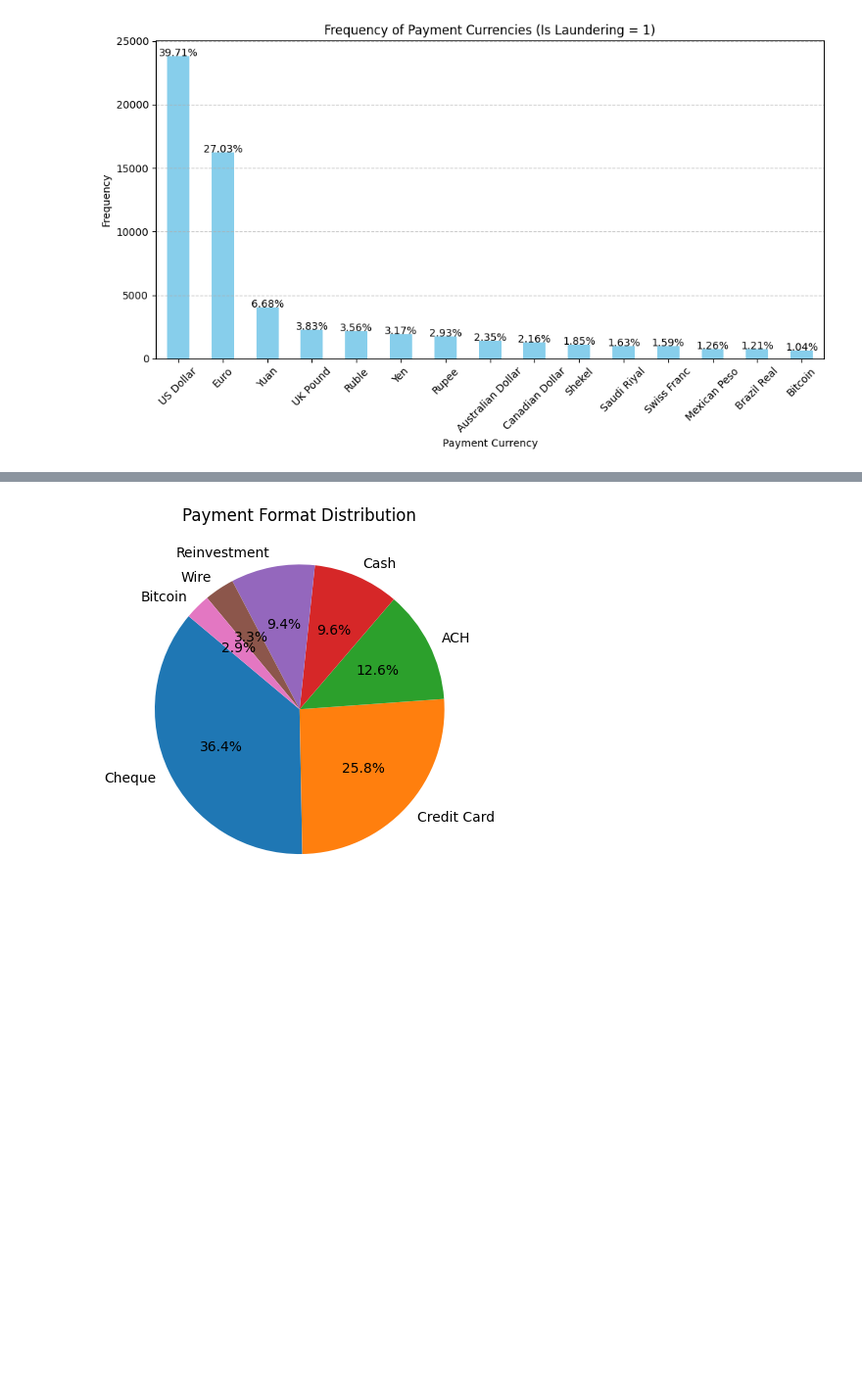
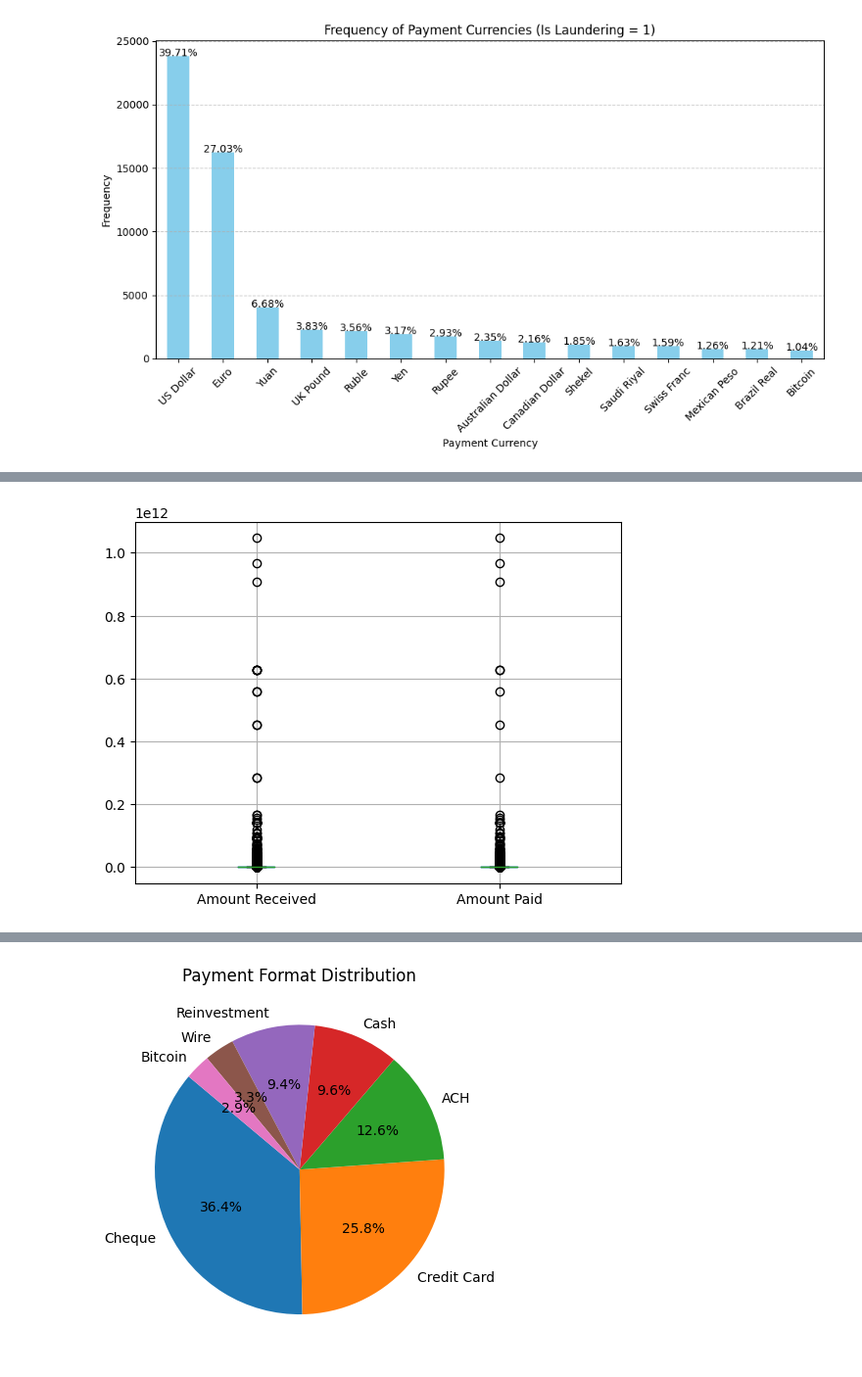
Before and after one commit to rafsunsheikh/money_laundering, a Jupyter notebook: Anti_money_laundering.ipynb, the cells around one changed output, grey strips where cells are left out. Shown at 98% size. Saved outputs shown, nothing was run; the diff lists cells and outputs as text; code cells hidden in the pictures; blank space fills up the shorter version.

```diff
--- a/Anti_money_laundering.ipynb
+++ b/Anti_money_laundering.ipynb
@@ -288,0 +302,4 @@ plt.show()
+# %%
+boxplot = df.boxplot(['Amount Received','Amount Paid'])
+# %% [output]
+[figure, added]
```
Also changed, not shown: parts of 65 cells of this notebook.
